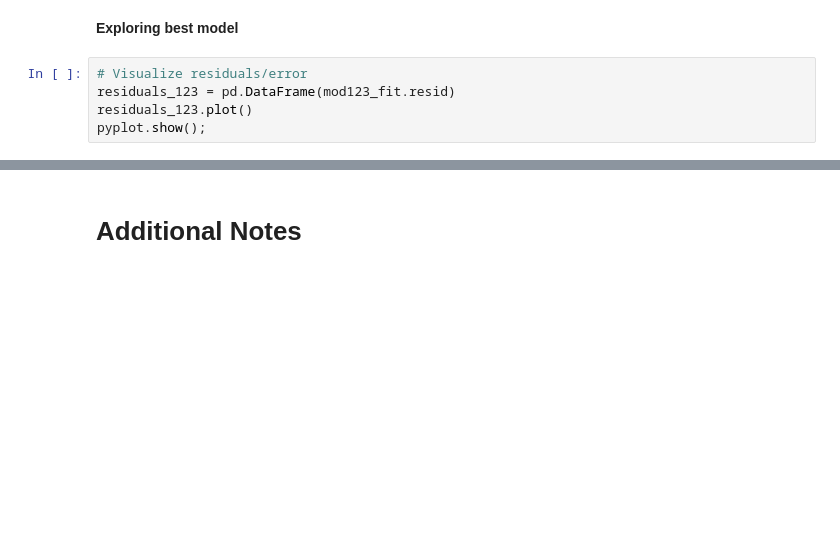
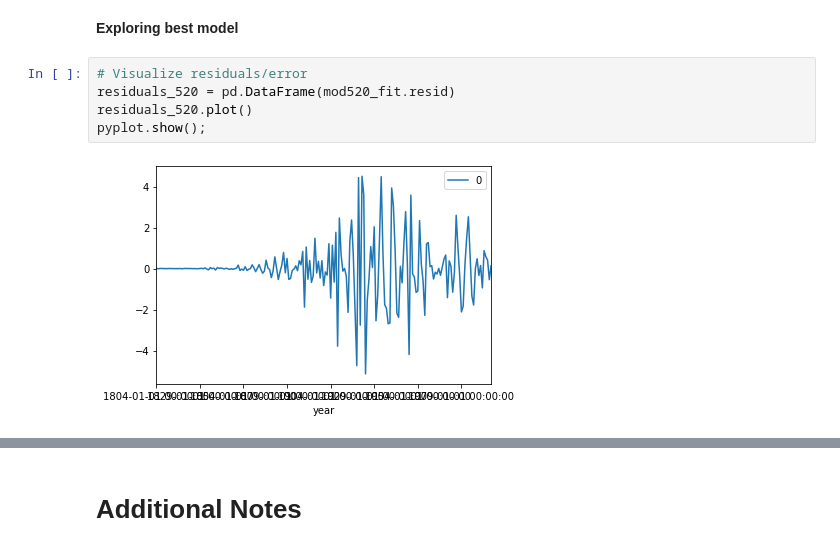
Before and after one commit to Davida1014/CO2_TimeSeries, a Jupyter notebook: CO2_TimeSeries-Cierra.ipynb, the cells around one changed output, grey strips where cells are left out. Drawn from its saved outputs; the diff is of its cells as text; blank space fills up the shorter version.

```diff
--- a/CO2_TimeSeries-Cierra.ipynb
+++ b/CO2_TimeSeries-Cierra.ipynb
@@ -565,8 +420,10 @@ RMSE_420
 **Exploring best model**
 # %%
 # Visualize residuals/error
-residuals_123 = pd.DataFrame(mod123_fit.resid)
-residuals_123.plot()
+residuals_520 = pd.DataFrame(mod520_fit.resid)
+residuals_520.plot()
 pyplot.show();
+# %% [output]
+[figure, added]
 # %%
 # Check for linearity
```
Also changed, not shown: parts of 60 cells of this notebook.
